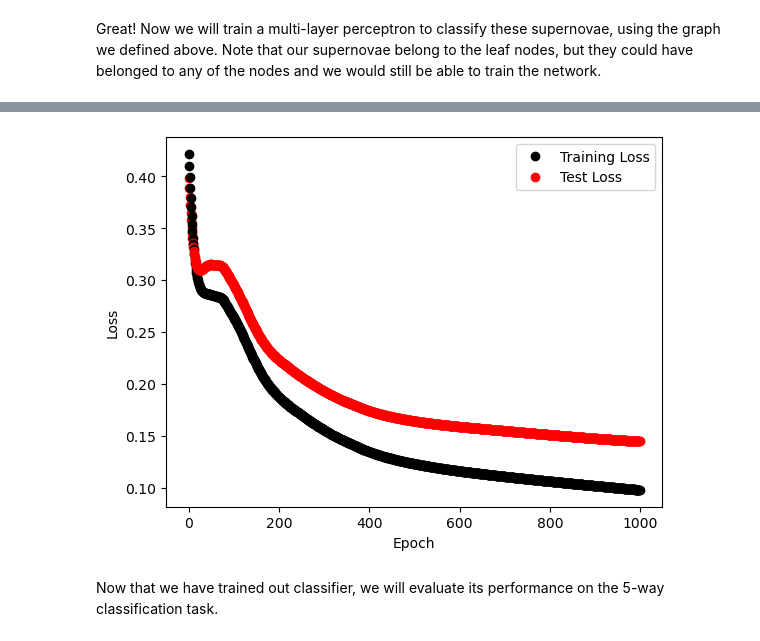
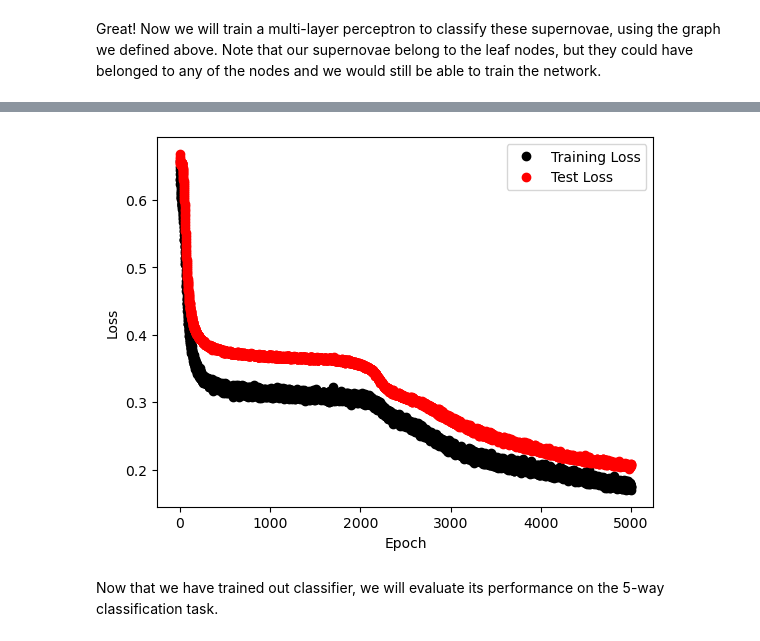
Before and after one commit to VTDA-Group/hxe-for-tda, a Jupyter notebook: supernova-example-24.ipynb, the cells around one changed output, grey strips where cells are left out. Drawn from its saved outputs; the diff is of its cells as text; code cells hidden in the pictures.

```diff
--- a/supernova-example-24.ipynb
+++ b/supernova-example-24.ipynb
@@ -88,38 +88,59 @@ y_test = torch.tensor(y_test, dtype=torch.float32)
 # %% [markdown]
 Great! Now we will train a multi-layer perceptron to classify these supernovae, using the graph we defined above. Note that our supernovae belong to the leaf nodes, but they could have belonged to any of the nodes and we would still be able to train the network.
 # %%
-# Train!
+import torch
+from torch.utils.data import DataLoader, TensorDataset
 
-model = hxetda.Feedforward(np.shape(X_test[0])[0],15, len(vertices))
-optimizer = torch.optim.AdamW(model.parameters(), lr = 0.001)
+# Create a DataLoader to handle batching automatically
+train_dataset = TensorDataset(X_train, y_train)
+train_loader = DataLoader(train_dataset, batch_size=128, shuffle=True)
+
+# Initialize the model, optimizer, and loss tracking
+model = hxetda.Feedforward(np.shape(X_test[0])[0], 15, len(vertices))
+optimizer = torch.optim.AdamW(model.parameters(), lr=0.001)
 model.train()
-epoch = 1000
-n_batches = 128
-loss=torch.tensor(0)
-for epoch in range(epoch):
-	for i in range(int(len(X_train)/n_batches)+1):
-		# Local batches and labels
-		local_X, local_y = X_train[i*n_batches:(i+1)*n_batches,], y_train[i*n_batches:(i+1)*n_batches,]
-		optimizer.zero_grad()
-		# Forward pass
-		y_pred = model(local_X)
-		# Compute Loss
-		loss = hxetda.custom_hier_loss(y_pred.to(torch.float),local_y.to(torch.float), mask_list, pathlengths)
-		# Backward pass
-		loss.backward()
-		optimizer.step()
-	ypred2 = model(X_test)
-	loss2 = hxetda.custom_hier_loss(ypred2.to(torch.float),y_test.to(torch.float), mask_list, pathlengths);
-	if epoch ==0:
-		plt.plot(epoch,np.mean(loss.detach().numpy()),'ko', label = 'Training Loss');
-		plt.plot(epoch,loss2.detach().numpy(),'ro', label = 'Test Loss');
 
-	else:
-		plt.plot(epoch,np.mean(loss.detach().numpy()),'ko');
-		plt.plot(epoch,loss2.detach().numpy(),'ro');
+# Number of epochs
+num_epochs = 5000
 
-plt.legend()
+# Store loss values for plotting
+train_losses = []
+test_losses = []
+
+for epoch in range(num_epochs):
+    epoch_train_loss = 0.0
+    for local_X, local_y in train_loader:
+        optimizer.zero_grad()
+        y_pred = model(local_X)
+
+        # Compute loss
+        loss = hxetda.custom_hier_loss(y_pred.to(torch.float), local_y.to(torch.float), mask_list, pathlengths)
+
+        # Backward pass and optimize
+        loss.backward()
+        optimizer.step()
+
+        # Accumulate the loss over the epoch
+        epoch_train_loss += loss.item()
+
+    # Compute test loss
+    with torch.no_grad():
+        ypred_test = model(X_test)
+        test_loss = hxetda.custom_hier_loss(ypred_test.to(torch.float), y_test.to(torch.float), mask_list, pathlengths)
+
+    # Average losses over batches and store for plotting
+    train_losses.append(epoch_train_loss / len(train_loader))
+    test_losses.append(test_loss.item())
+
+    # Print the loss for every 100 epochs
+    if epoch % 100 == 0:
+        print(f"Epoch [{epoch}/{num_epochs}], Training Loss: {train_losses[-1]:.4f}, Test Loss: {test_losses[-1]:.4f}")
+
+# Plot the loss curves
+plt.plot(range(num_epochs), train_losses, 'ko', label='Training Loss')
+plt.plot(range(num_epochs), test_losses, 'ro', label='Test Loss')
 plt.xlabel('Epoch')
 plt.ylabel('Loss')
+plt.legend()
 plt.show()
 # %% [output]
@@ -126,4 +164,4 @@ plt.show()
-[figure, old version]
+[figure, new version]
 # %% [markdown]
 Now that we have trained out classifier, we will evaluate its performance on the 5-way classification task.
 # %%
```
Also changed, not shown: parts of 4 cells of this notebook.
